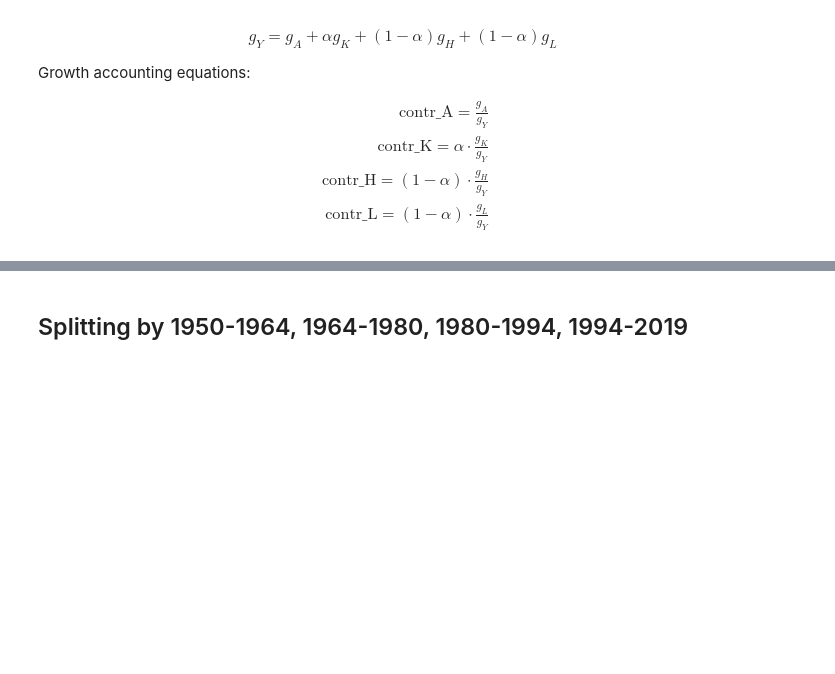
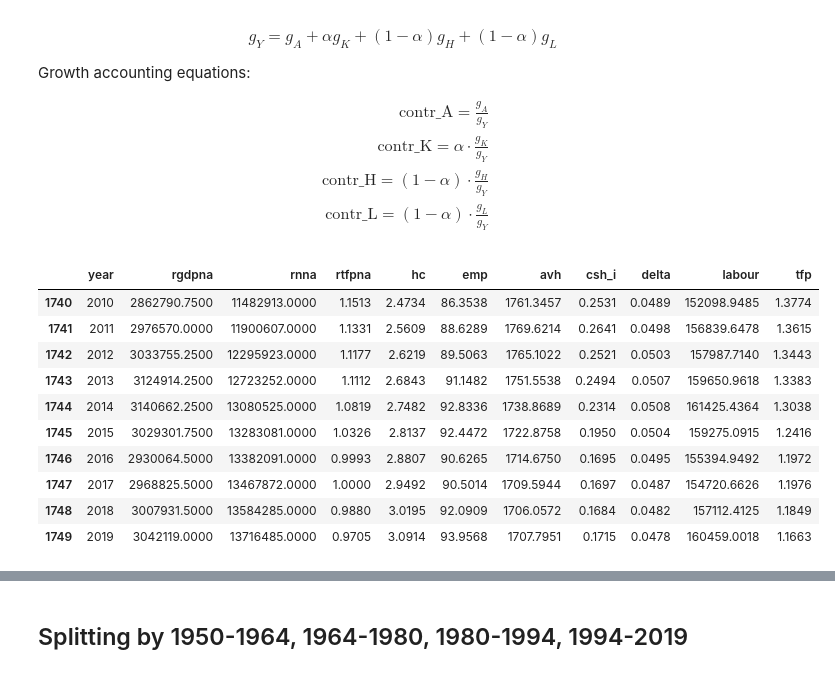
Before and after one commit to Jessie-Fung/ec2b1-brazil, a Jupyter notebook: code/code.ipynb, the cells around one changed output, grey strips where cells are left out. Cells and saved outputs as stored; diff of their text form; code cells hidden in the pictures; blank space fills up the shorter version.

```diff
--- a/code/code.ipynb
+++ b/code/code.ipynb
@@ -441,0 +439,14 @@ dec_to_annual_Y = dec_change["rgdpna"]/10
+# %%
+data_tfp.iloc[-10:,:]
+# %% [output]
+|  | year | rgdpna | rnna | rtfpna | hc | emp | avh | csh_i | delta | labour | tfp |
+| 1740 | 2010 | 2862790.7500 | 11482913.0000 | 1.1513 | 2.4734 | 86.3538 | 1761.3457 | 0.2531 | 0.0489 | 152098.9485 | 1.3774 |
+| 1741 | 2011 | 2976570.0000 | 11900607.0000 | 1.1331 | 2.5609 | 88.6289 | 1769.6214 | 0.2641 | 0.0498 | 156839.6478 | 1.3615 |
+| 1742 | 2012 | 3033755.2500 | 12295923.0000 | 1.1177 | 2.6219 | 89.5063 | 1765.1022 | 0.2521 | 0.0503 | 157987.7140 | 1.3443 |
+| 1743 | 2013 | 3124914.2500 | 12723252.0000 | 1.1112 | 2.6843 | 91.1482 | 1751.5538 | 0.2494 | 0.0507 | 159650.9618 | 1.3383 |
+| 1744 | 2014 | 3140662.2500 | 13080525.0000 | 1.0819 | 2.7482 | 92.8336 | 1738.8689 | 0.2314 | 0.0508 | 161425.4364 | 1.3038 |
+| 1745 | 2015 | 3029301.7500 | 13283081.0000 | 1.0326 | 2.8137 | 92.4472 | 1722.8758 | 0.1950 | 0.0504 | 159275.0915 | 1.2416 |
+| 1746 | 2016 | 2930064.5000 | 13382091.0000 | 0.9993 | 2.8807 | 90.6265 | 1714.6750 | 0.1695 | 0.0495 | 155394.9492 | 1.1972 |
+| 1747 | 2017 | 2968825.5000 | 13467872.0000 | 1.0000 | 2.9492 | 90.5014 | 1709.5944 | 0.1697 | 0.0487 | 154720.6626 | 1.1976 |
+| 1748 | 2018 | 3007931.5000 | 13584285.0000 | 0.9880 | 3.0195 | 92.0909 | 1706.0572 | 0.1684 | 0.0482 | 157112.4125 | 1.1849 |
+| 1749 | 2019 | 3042119.0000 | 13716485.0000 | 0.9705 | 3.0914 | 93.9568 | 1707.7951 | 0.1715 | 0.0478 | 160459.0018 | 1.1663 |
```
Also changed, not shown: parts of 15 cells of this notebook.
